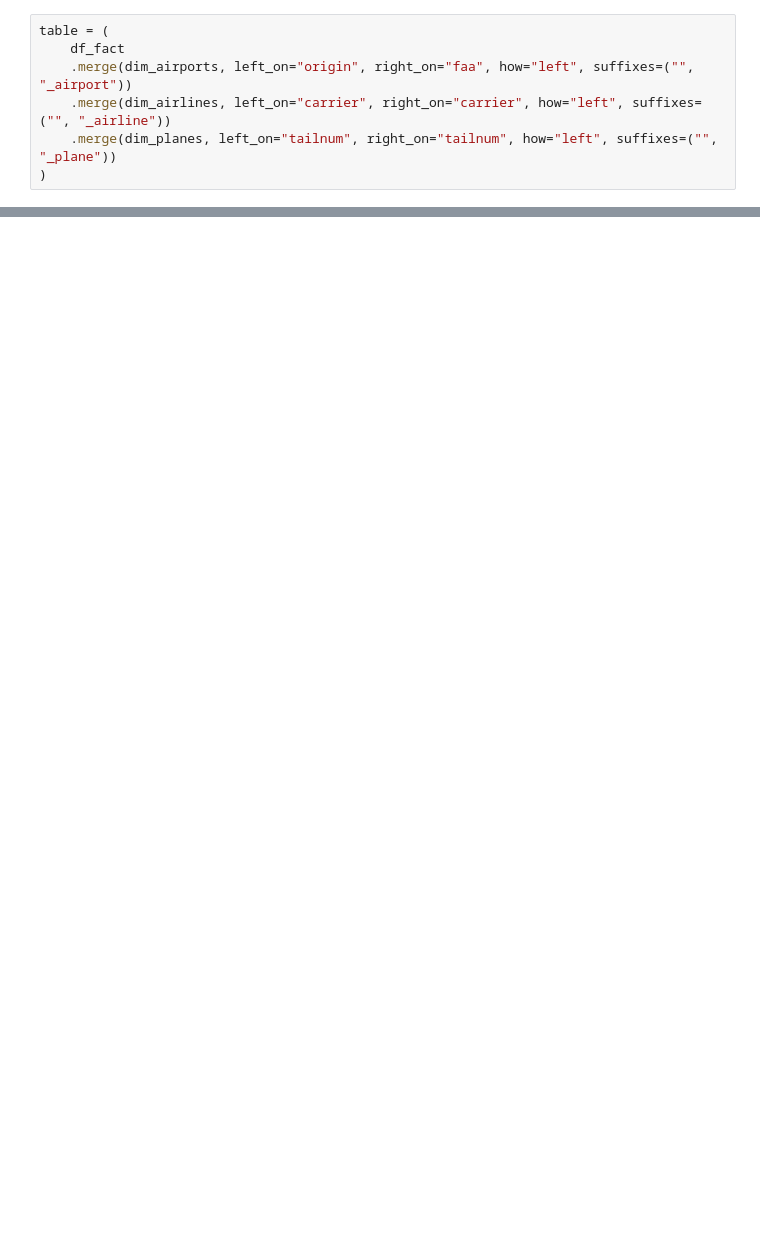
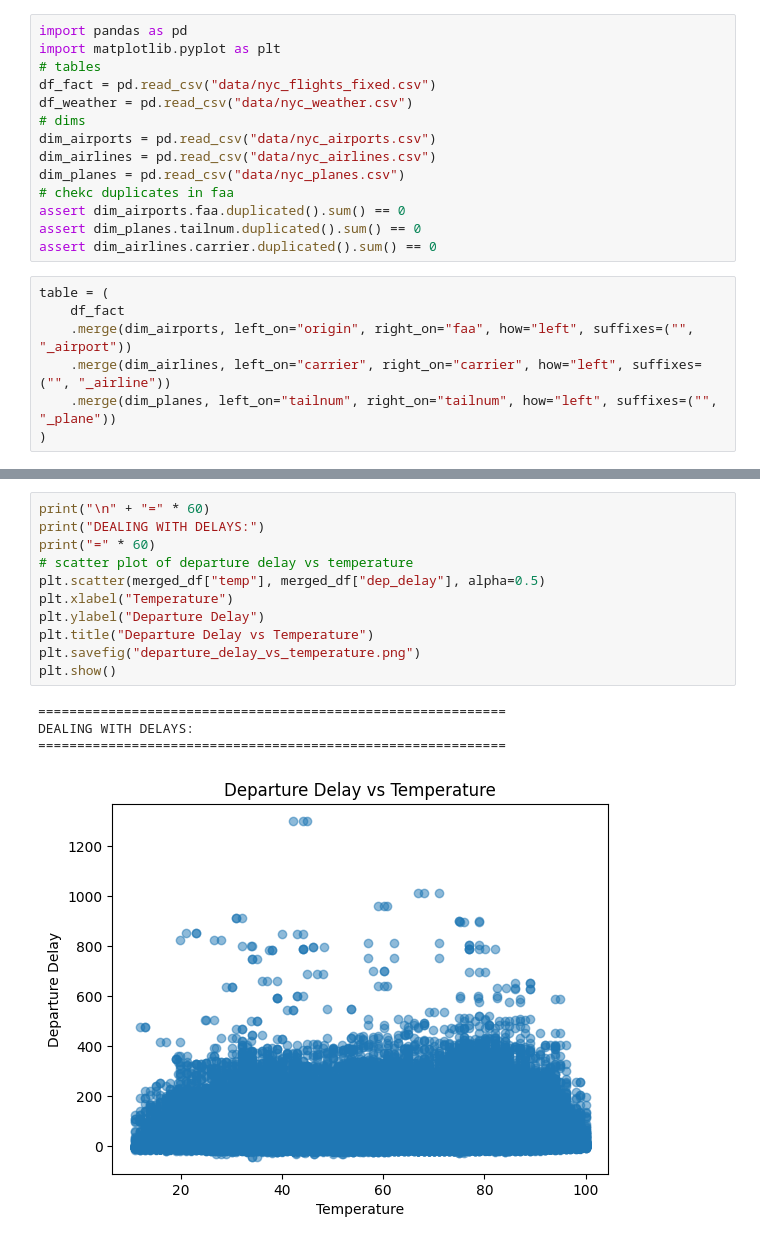
Before and after one commit to LauShang/beon_lauro_reyes, a Jupyter notebook: data.ipynb, the cells around one changed output, grey strips where cells are left out. Saved outputs shown, nothing was run; the diff lists cells and outputs as text; blank space fills up the shorter version.

```diff
--- a/data.ipynb
+++ b/data.ipynb
@@ -34,3 +1,17 @@ print(dim_airlines.carrier.duplicated().sum())
+# %%
+import pandas as pd
+import matplotlib.pyplot as plt
+# tables
+df_fact = pd.read_csv("data/nyc_flights_fixed.csv")
+df_weather = pd.read_csv("data/nyc_weather.csv")
+# dims
+dim_airports = pd.read_csv("data/nyc_airports.csv")
+dim_airlines = pd.read_csv("data/nyc_airlines.csv")
+dim_planes = pd.read_csv("data/nyc_planes.csv")
+# chekc duplicates in faa
+assert dim_airports.faa.duplicated().sum() == 0
+assert dim_planes.tailnum.duplicated().sum() == 0
+assert dim_airlines.carrier.duplicated().sum() == 0
 # %%
 table = (
     df_fact
@@ -126,0 +206,16 @@ Name: 8, dtype: int64
+# %%
+print("\n" + "=" * 60)
+print("DEALING WITH DELAYS:")
+print("=" * 60)
+# scatter plot of departure delay vs temperature
+plt.scatter(merged_df["temp"], merged_df["dep_delay"], alpha=0.5)
+plt.xlabel("Temperature")
+plt.ylabel("Departure Delay")
+plt.title("Departure Delay vs Temperature")
+plt.savefig("departure_delay_vs_temperature.png")
+plt.show()
+# %% [output]
+============================================================
+DEALING WITH DELAYS:
+============================================================
+[figure, added]
```
Also changed, not shown: parts of 15 cells of this notebook, 8 other files.
